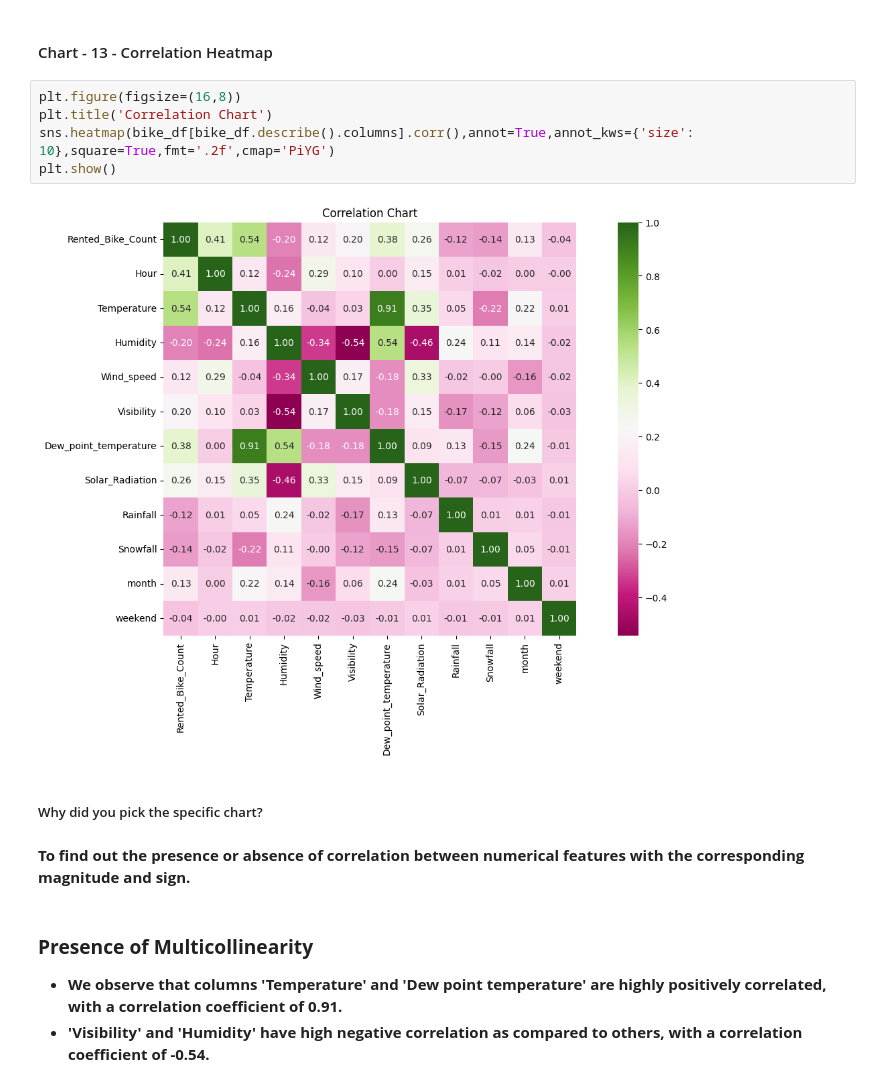
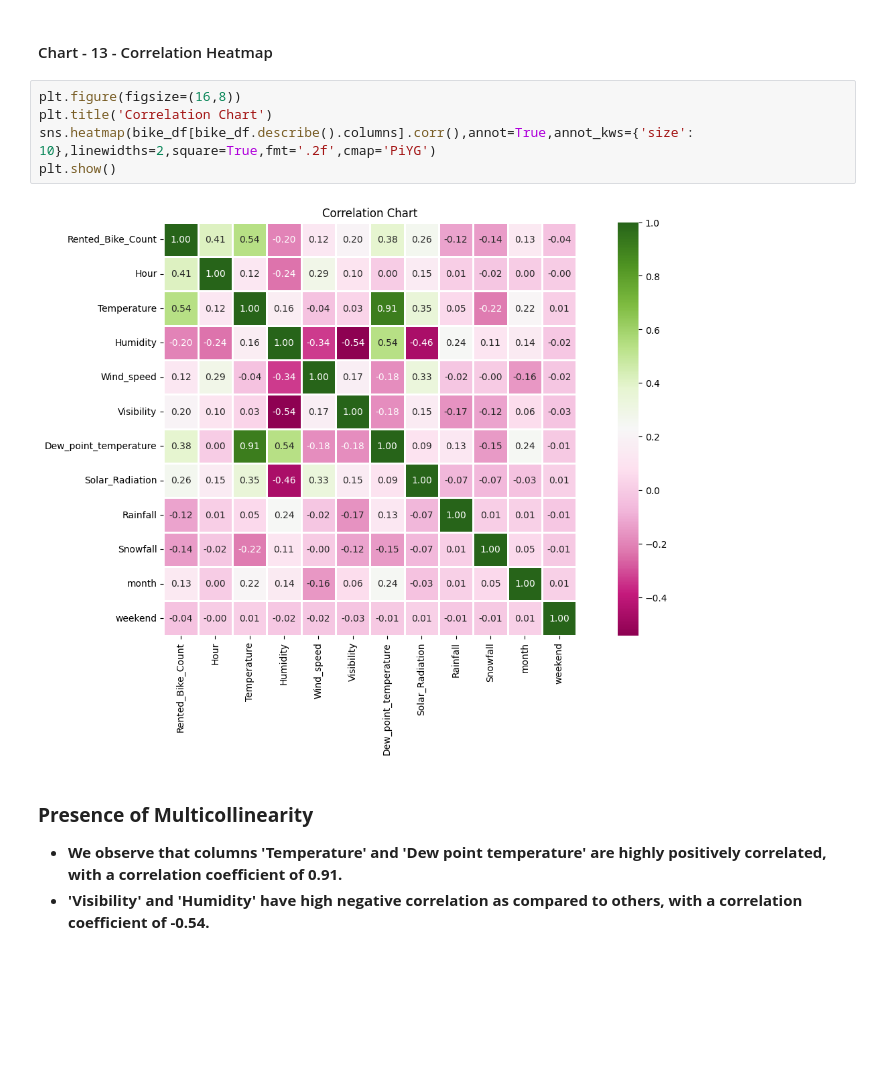
Before and after one commit to shubham19nijwala/Bike_Sharing_Demand_Prediction-Regression, a Jupyter notebook: Bike_Sharing_Demand_Prediction.ipynb, the cells around one changed output. Saved outputs shown, nothing was run; the diff lists cells and outputs as text; blank space fills up the shorter version.

```diff
--- a/Bike_Sharing_Demand_Prediction.ipynb
+++ b/Bike_Sharing_Demand_Prediction.ipynb
@@ -626,14 +626,10 @@ Are there any insights that lead to negative growth? Justify with specific reaso
 # %%
 plt.figure(figsize=(16,8))
 plt.title('Correlation Chart')
-sns.heatmap(bike_df[bike_df.describe().columns].corr(),annot=True,annot_kws={'size': 10},square=True,fmt='.2f',cmap='PiYG')
+sns.heatmap(bike_df[bike_df.describe().columns].corr(),annot=True,annot_kws={'size': 10},linewidths=2,square=True,fmt='.2f',cmap='PiYG')
 plt.show()
 # %% [output]
-[figure, old version]
+[figure, new version]
-# %% [markdown]
-#####  Why did you pick the specific chart?
-# %% [markdown]
-**To find out the presence or absence of correlation between numerical features with the corresponding magnitude and sign.**
 # %% [markdown]
 ### **Presence of Multicollinearity**
 * **We observe that columns 'Temperature' and 'Dew point temperature' are highly positively correlated, with a correlation coefficient of 0.91.**
```
Also changed, not shown: parts of 49 cells of this notebook.
